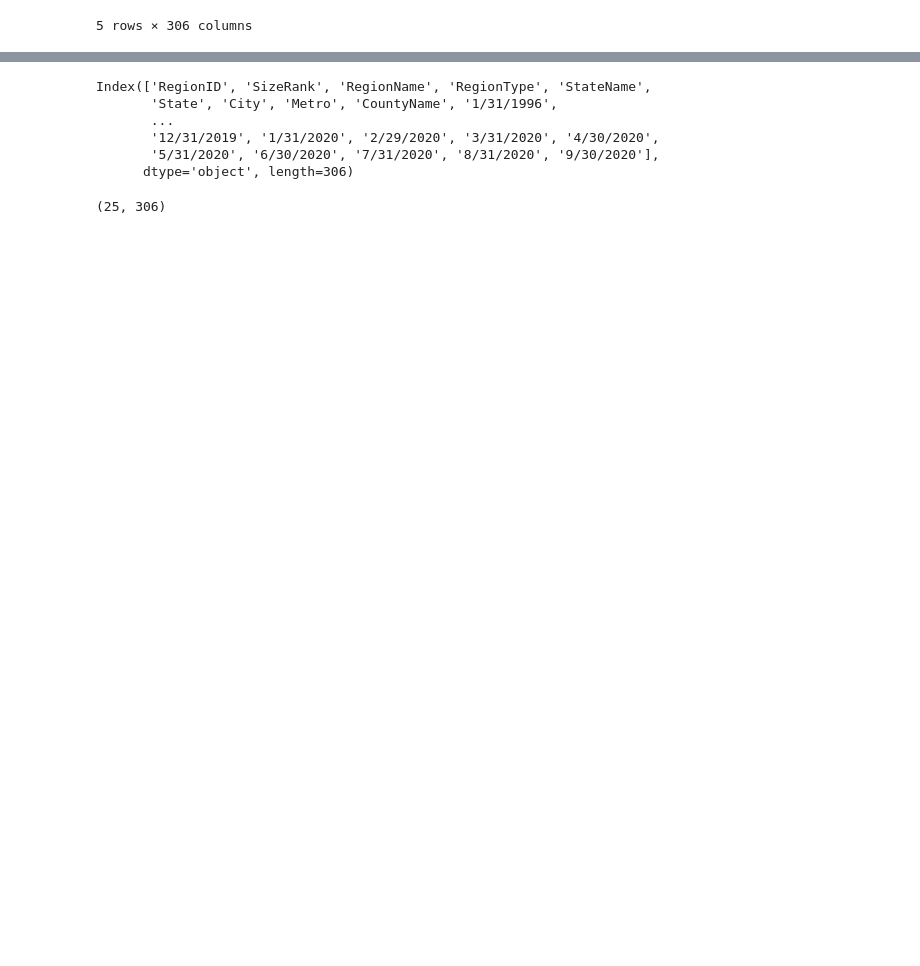
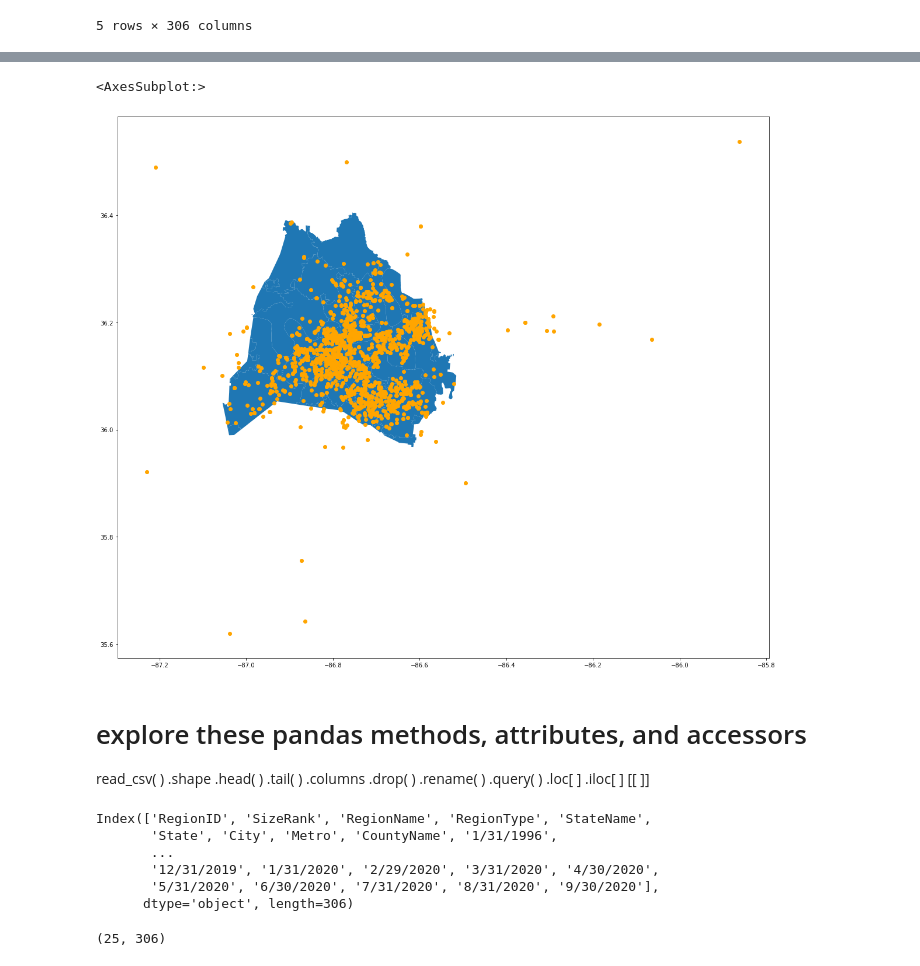
Before and after one commit to abcarlisle22/metro-nashville-emergency-communications-reese-s, a Jupyter notebook: Nashville Emergency Com Data Analysis.ipynb, the cells around one changed output, grey strips where cells are left out. Cells and saved outputs as stored; diff of their text form; code cells hidden in the pictures; blank space fills up the shorter version.

```diff
--- a/Nashville Emergency Com Data Analysis.ipynb
+++ b/Nashville Emergency Com Data Analysis.ipynb
@@ -351,2 +368,9 @@ ValueError: Length of values (2911) does not match length of index (260)
+# %%
+fig,ax=plt.subplots(figsize=(20,20))
+ax=zipcodes.plot(ax=ax)
+gdf.plot(ax=ax,color='orange')
+# %% [output]
+<AxesSubplot:>
+[figure, added]
 # %%
 nasville_price = nash_prop_trends.loc[(nash_prop_trends['StateName']=='TN')&(nash_prop_trends['City']=='Nashville')]
@@ -366,3 +377,16 @@ read_csv( )
+# %% [markdown]
+# explore these pandas methods, attributes, and accessors
+read_csv( )
+.shape
+.head( )
+.tail( )
+.columns
+.drop( )
+.rename( )
+.query( )
+.loc[ ]
+.iloc[ ]
+[[ ]]
 # %%
 nasville_price.columns
 # %% [output]
```
Also changed, not shown: parts of 20 cells of this notebook, 3 other files.
